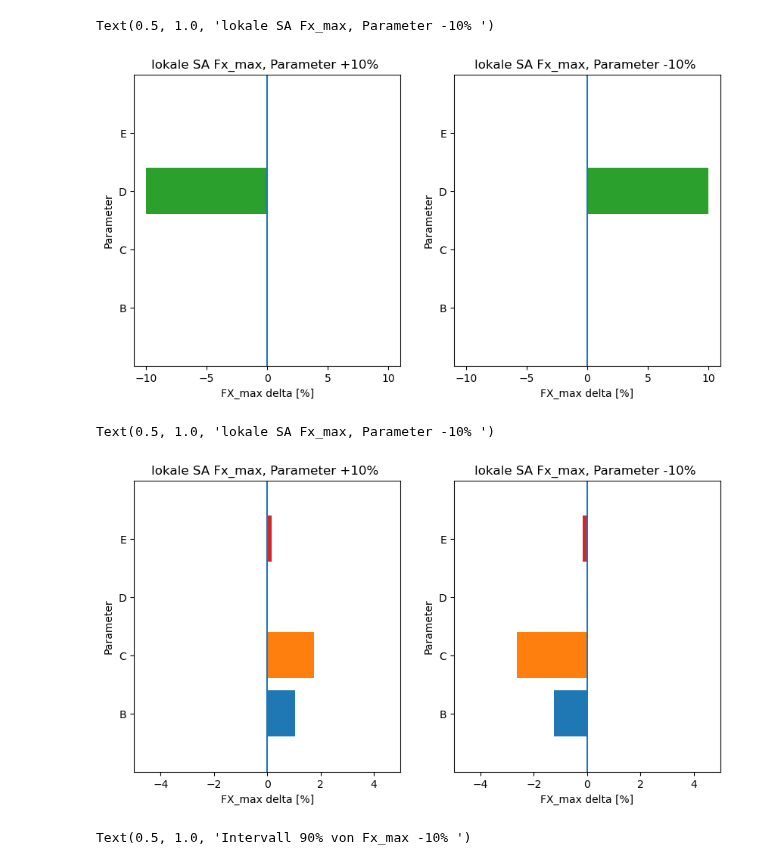
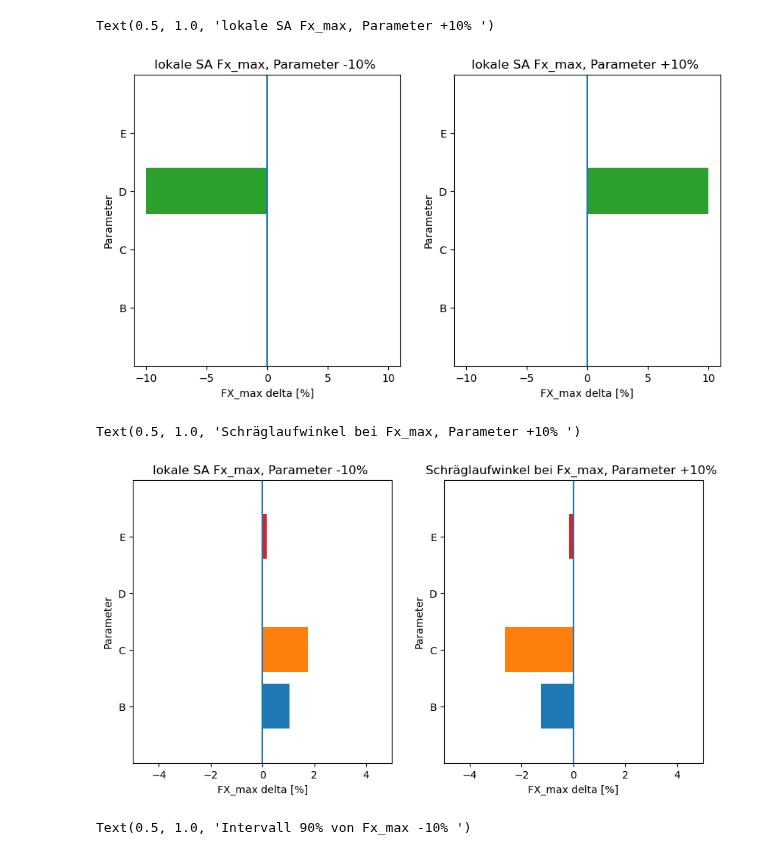
Before and after one commit to BenediktRuhland/SA-Tire-model, a Jupyter notebook: lokal SA/lokale SA Pacejka5.ipynb, the cells around one changed output. Drawn from its saved outputs; the diff is of its cells as text; code cells hidden in the pictures.

```diff
--- a/lokal SA/lokale SA Pacejka5.ipynb
+++ b/lokal SA/lokale SA Pacejka5.ipynb
@@ -114,7 +114,7 @@ ax1.set_ylim(-1,len(y_axis))
 ax1.axvline(0, 0, 1)
 ax1.set_xlabel("FX_max delta [%]")
 ax1.set_ylabel("Parameter")
-ax1.set_title('lokale SA Fx_max, Parameter +10% ')
+ax1.set_title('lokale SA Fx_max, Parameter -10% ')
 
 y_axis=('B', 'C', 'D', 'E')
 y_pos=np.arange(len(y_axis))
@@ -127,10 +127,10 @@ ax2.set_ylim(-1,len(y_axis))
 ax2.axvline(0, 0, 1)
 ax2.set_xlabel("FX_max delta [%]")
 ax2.set_ylabel("Parameter")
-ax2.set_title('lokale SA Fx_max, Parameter -10% ')
+ax2.set_title('lokale SA Fx_max, Parameter +10% ')
 # %% [output]
-Text(0.5, 1.0, 'lokale SA Fx_max, Parameter -10% ')
+Text(0.5, 1.0, 'lokale SA Fx_max, Parameter +10% ')
-[figure, old version]
+[figure, new version]
 # %%
 #Schlupf bei Fx_max
 
@@ -163,37 +163,37 @@ i=0
 for i in range(0,len(params)):
     delta_neg[i,1] = 0
 
 
 #Plots params -10%
 fig, (ax1,ax2) = plt.subplots(1,2, figsize=(10,5))
 y_axis=('B', 'C', 'D', 'E')
 y_pos=np.arange(len(y_axis))
 i=0
 for i in range(0,len(delta_pos)):
     ax1.barh(y_pos[i],delta_pos[i])
 ax1.set_yticks(y_pos, labels=y_axis)
 ax1.set_xlim(-5,5)
 ax1.set_ylim(-1,len(y_axis))
 ax1.axvline(0, 0, 1)
 ax1.set_xlabel("FX_max delta [%]")
 ax1.set_ylabel("Parameter")
-ax1.set_title('lokale SA Fx_max, Parameter +10% ')
+ax1.set_title('lokale SA Fx_max, Parameter -10% ')
 
 y_axis=('B', 'C', 'D', 'E')
 y_pos=np.arange(len(y_axis))
 i=0
 for i in range(0,len(delta_neg)):
     ax2.barh(y_pos[i],delta_neg[i])
 ax2.set_yticks(y_pos, labels=y_axis)
 ax2.set_xlim(-5,5)
 ax2.set_ylim(-1,len(y_axis))
 ax2.axvline(0, 0, 1)
 ax2.set_xlabel("FX_max delta [%]")
 ax2.set_ylabel("Parameter")
-ax2.set_title('lokale SA Fx_max, Parameter -10% ')
+ax2.set_title('Schräglaufwinkel bei Fx_max, Parameter +10% ')
 # %% [output]
-Text(0.5, 1.0, 'lokale SA Fx_max, Parameter -10% ')
+Text(0.5, 1.0, 'Schräglaufwinkel bei Fx_max, Parameter +10% ')
-[figure, old version]
+[figure, new version]
 # %%
 #Intervall 90% von Fx_max
 
```
Also changed, not shown: parts of 4 cells of this notebook, 3 other files.
